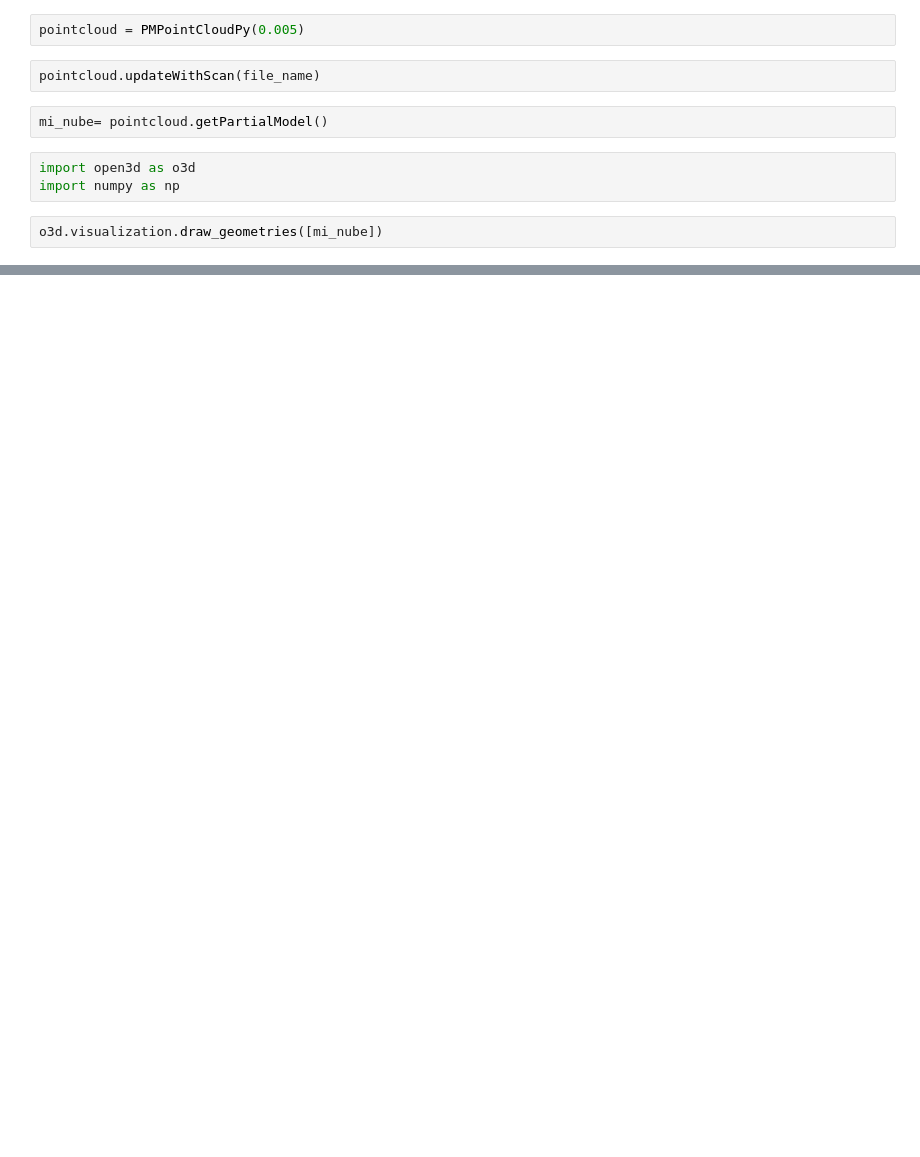
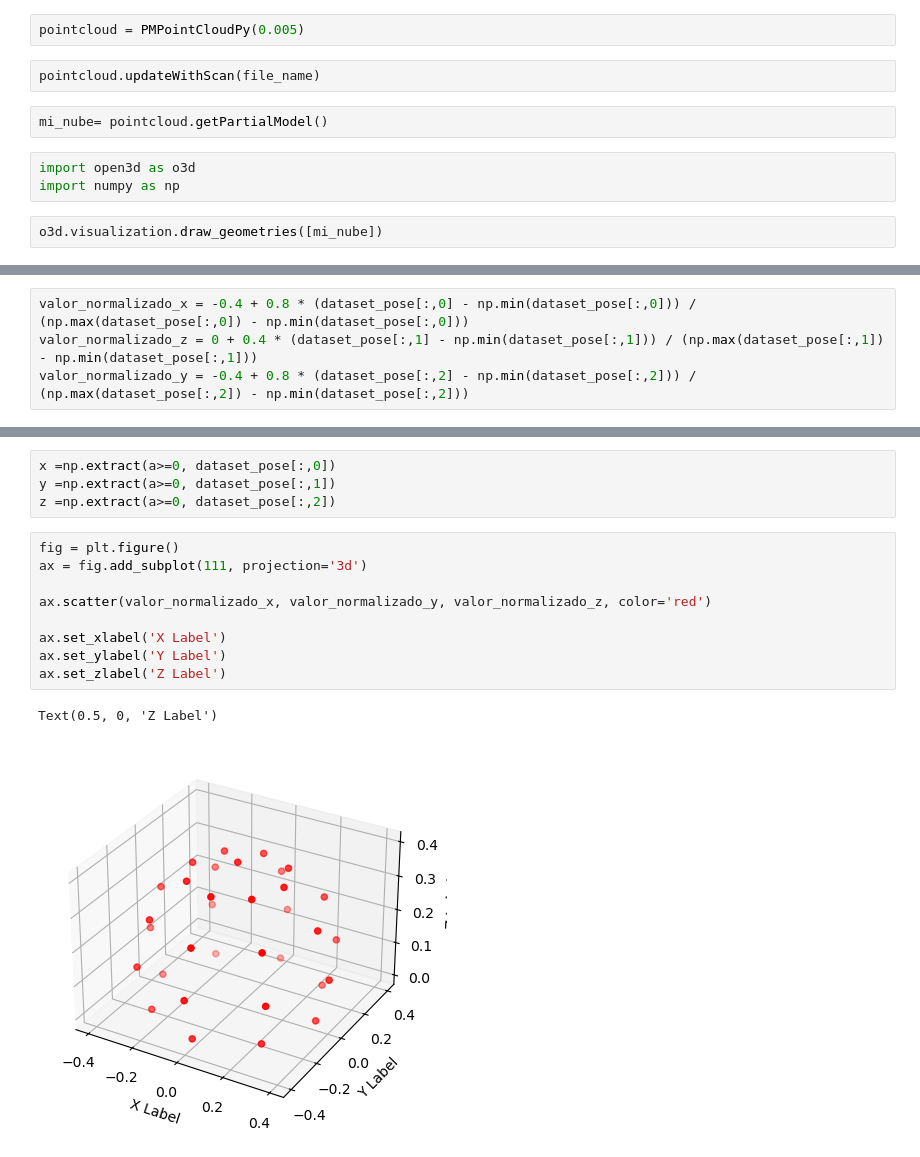
Before and after one commit to GdSAu/vpl_python, a Jupyter notebook: pruebas.ipynb, the cells around one changed output, grey strips where cells are left out. Saved outputs shown, nothing was run; the diff lists cells and outputs as text; blank space fills up the shorter version.

```diff
--- a/pruebas.ipynb
+++ b/pruebas.ipynb
@@ -54,0 +250,4 @@ o3d.visualization.draw_geometries([mi_nube])
+# %%
+valor_normalizado_x = -0.4 + 0.8 * (dataset_pose[:,0] - np.min(dataset_pose[:,0])) / (np.max(dataset_pose[:,0]) - np.min(dataset_pose[:,0]))
+valor_normalizado_z = 0 + 0.4 * (dataset_pose[:,1] - np.min(dataset_pose[:,1])) / (np.max(dataset_pose[:,1]) - np.min(dataset_pose[:,1]))
+valor_normalizado_y = -0.4 + 0.8 * (dataset_pose[:,2] - np.min(dataset_pose[:,2])) / (np.max(dataset_pose[:,2]) - np.min(dataset_pose[:,2]))
@@ -54,0 +283,16 @@ o3d.visualization.draw_geometries([mi_nube])
+# %%
+x =np.extract(a>=0, dataset_pose[:,0])
+y =np.extract(a>=0, dataset_pose[:,1])
+z =np.extract(a>=0, dataset_pose[:,2])
+# %%
+fig = plt.figure()
+ax = fig.add_subplot(111, projection='3d')
+
+ax.scatter(valor_normalizado_x, valor_normalizado_y, valor_normalizado_z, color='red')
+
+ax.set_xlabel('X Label')
+ax.set_ylabel('Y Label')
+ax.set_zlabel('Z Label')
+# %% [output]
+Text(0.5, 0, 'Z Label')
+[figure, added]
```
Also changed, not shown: parts of 43 cells of this notebook, 18 other files.
